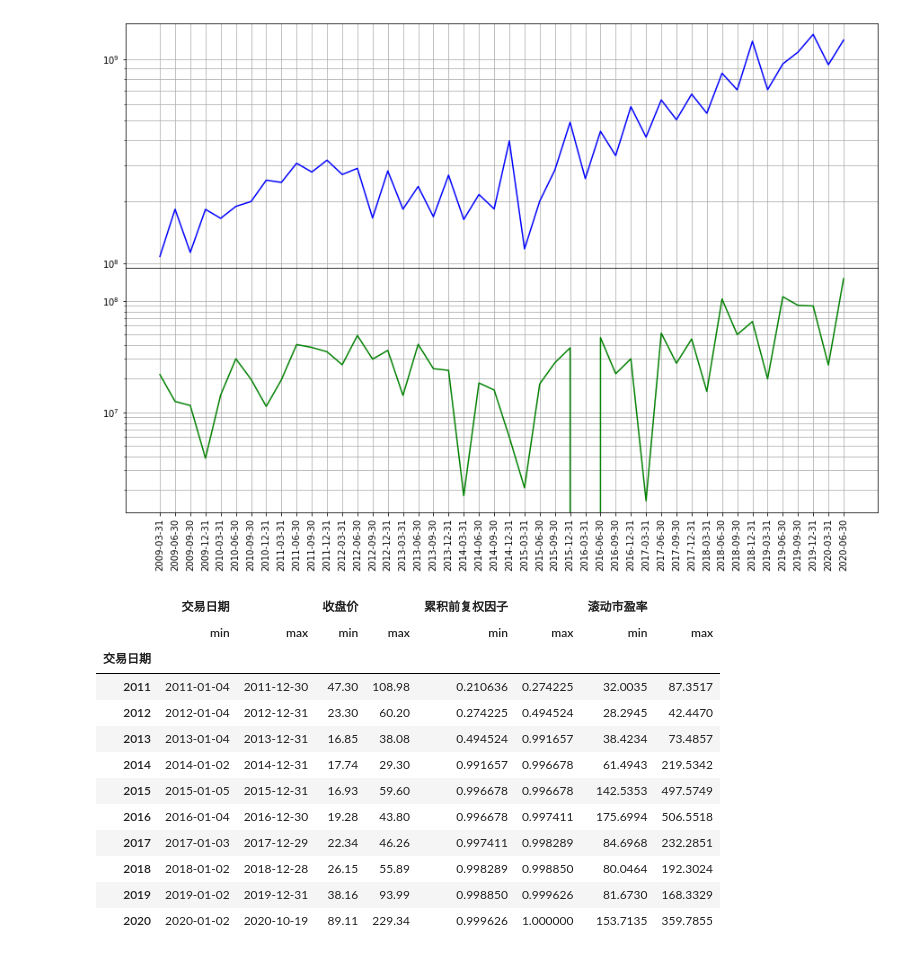
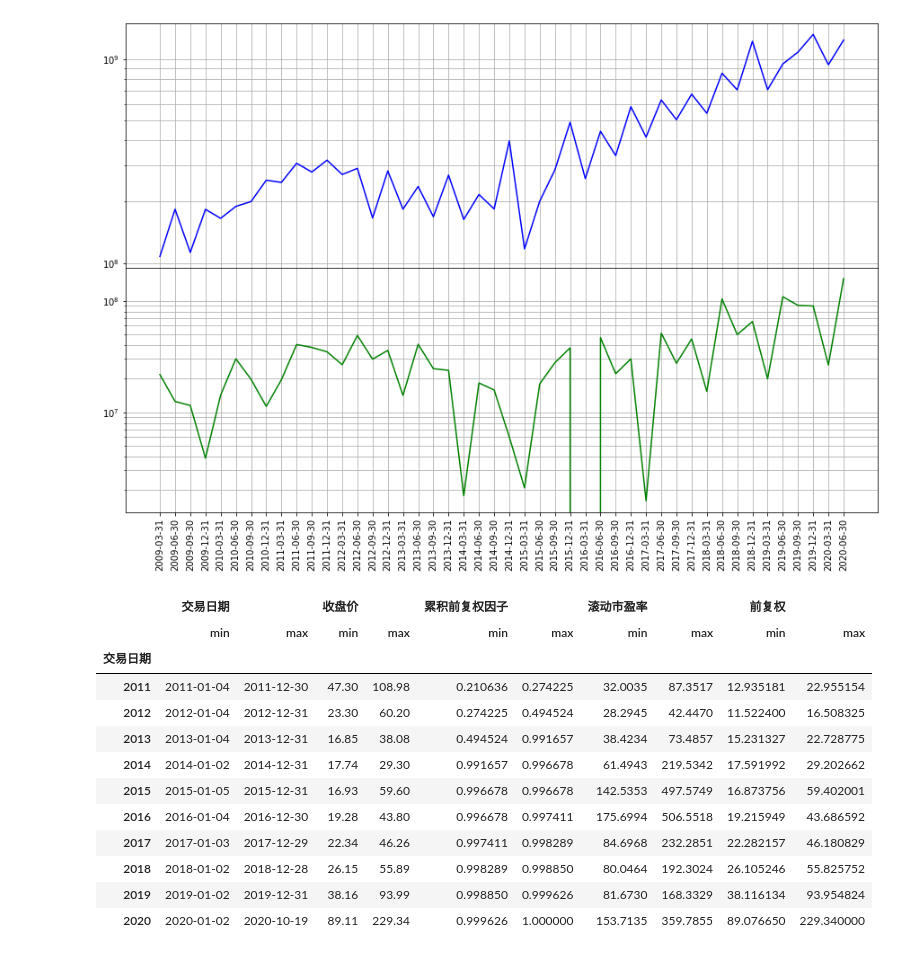
Before and after one commit to zifengyu/stock, a Jupyter notebook: notebook/002371北方华创.ipynb, the cells around one changed output. Saved outputs shown, nothing was run; the diff lists cells and outputs as text; code cells hidden in the pictures.

```diff
--- a/notebook/002371北方华创.ipynb
+++ b/notebook/002371北方华创.ipynb
@@ -74,18 +82,19 @@ plt.show()
 [figure]
 # %%
 df = data.get_market(ticker)
+df['前复权'] = df['收盘价'] * df['累积前复权因子']
 df.groupby(df['交易日期'].dt.year).agg(['min', 'max'])[-10:]
 # %% [output]
-|  | 交易日期 |  | 收盘价 |  | 累积前复权因子 |  | 滚动市盈率 |  |
-|  | min | max | min | max | min | max | min | max |
-| 交易日期 |  |  |  |  |  |  |  |  |
-| 2011 | 2011-01-04 | 2011-12-30 | 47.30 | 108.98 | 0.210636 | 0.274225 | 32.0035 | 87.3517 |
-| 2012 | 2012-01-04 | 2012-12-31 | 23.30 | 60.20 | 0.274225 | 0.494524 | 28.2945 | 42.4470 |
-| 2013 | 2013-01-04 | 2013-12-31 | 16.85 | 38.08 | 0.494524 | 0.991657 | 38.4234 | 73.4857 |
-| 2014 | 2014-01-02 | 2014-12-31 | 17.74 | 29.30 | 0.991657 | 0.996678 | 61.4943 | 219.5342 |
-| 2015 | 2015-01-05 | 2015-12-31 | 16.93 | 59.60 | 0.996678 | 0.996678 | 142.5353 | 497.5749 |
-| 2016 | 2016-01-04 | 2016-12-30 | 19.28 | 43.80 | 0.996678 | 0.997411 | 175.6994 | 506.5518 |
-| 2017 | 2017-01-03 | 2017-12-29 | 22.34 | 46.26 | 0.997411 | 0.998289 | 84.6968 | 232.2851 |
-| 2018 | 2018-01-02 | 2018-12-28 | 26.15 | 55.89 | 0.998289 | 0.998850 | 80.0464 | 192.3024 |
-| 2019 | 2019-01-02 | 2019-12-31 | 38.16 | 93.99 | 0.998850 | 0.999626 | 81.6730 | 168.3329 |
-| 2020 | 2020-01-02 | 2020-10-19 | 89.11 | 229.34 | 0.999626 | 1.000000 | 153.7135 | 359.7855 |
+|  | 交易日期 |  | 收盘价 |  | 累积前复权因子 |  | 滚动市盈率 |  | 前复权 |  |
+|  | min | max | min | max | min | max | min | max | min | max |
+| 交易日期 |  |  |  |  |  |  |  |  |  |  |
+| 2011 | 2011-01-04 | 2011-12-30 | 47.30 | 108.98 | 0.210636 | 0.274225 | 32.0035 | 87.3517 | 12.935181 | 22.955154 |
+| 2012 | 2012-01-04 | 2012-12-31 | 23.30 | 60.20 | 0.274225 | 0.494524 | 28.2945 | 42.4470 | 11.522400 | 16.508325 |
+| 2013 | 2013-01-04 | 2013-12-31 | 16.85 | 38.08 | 0.494524 | 0.991657 | 38.4234 | 73.4857 | 15.231327 | 22.728775 |
+| 2014 | 2014-01-02 | 2014-12-31 | 17.74 | 29.30 | 0.991657 | 0.996678 | 61.4943 | 219.5342 | 17.591992 | 29.202662 |
+| 2015 | 2015-01-05 | 2015-12-31 | 16.93 | 59.60 | 0.996678 | 0.996678 | 142.5353 | 497.5749 | 16.873756 | 59.402001 |
+| 2016 | 2016-01-04 | 2016-12-30 | 19.28 | 43.80 | 0.996678 | 0.997411 | 175.6994 | 506.5518 | 19.215949 | 43.686592 |
+| 2017 | 2017-01-03 | 2017-12-29 | 22.34 | 46.26 | 0.997411 | 0.998289 | 84.6968 | 232.2851 | 22.282157 | 46.180829 |
+| 2018 | 2018-01-02 | 2018-12-28 | 26.15 | 55.89 | 0.998289 | 0.998850 | 80.0464 | 192.3024 | 26.105246 | 55.825752 |
+| 2019 | 2019-01-02 | 2019-12-31 | 38.16 | 93.99 | 0.998850 | 0.999626 | 81.6730 | 168.3329 | 38.116134 | 93.954824 |
+| 2020 | 2020-01-02 | 2020-10-19 | 89.11 | 229.34 | 0.999626 | 1.000000 | 153.7135 | 359.7855 | 89.076650 | 229.340000 |
```
Also changed, not shown: parts of 8 cells of this notebook, 12 other files.
